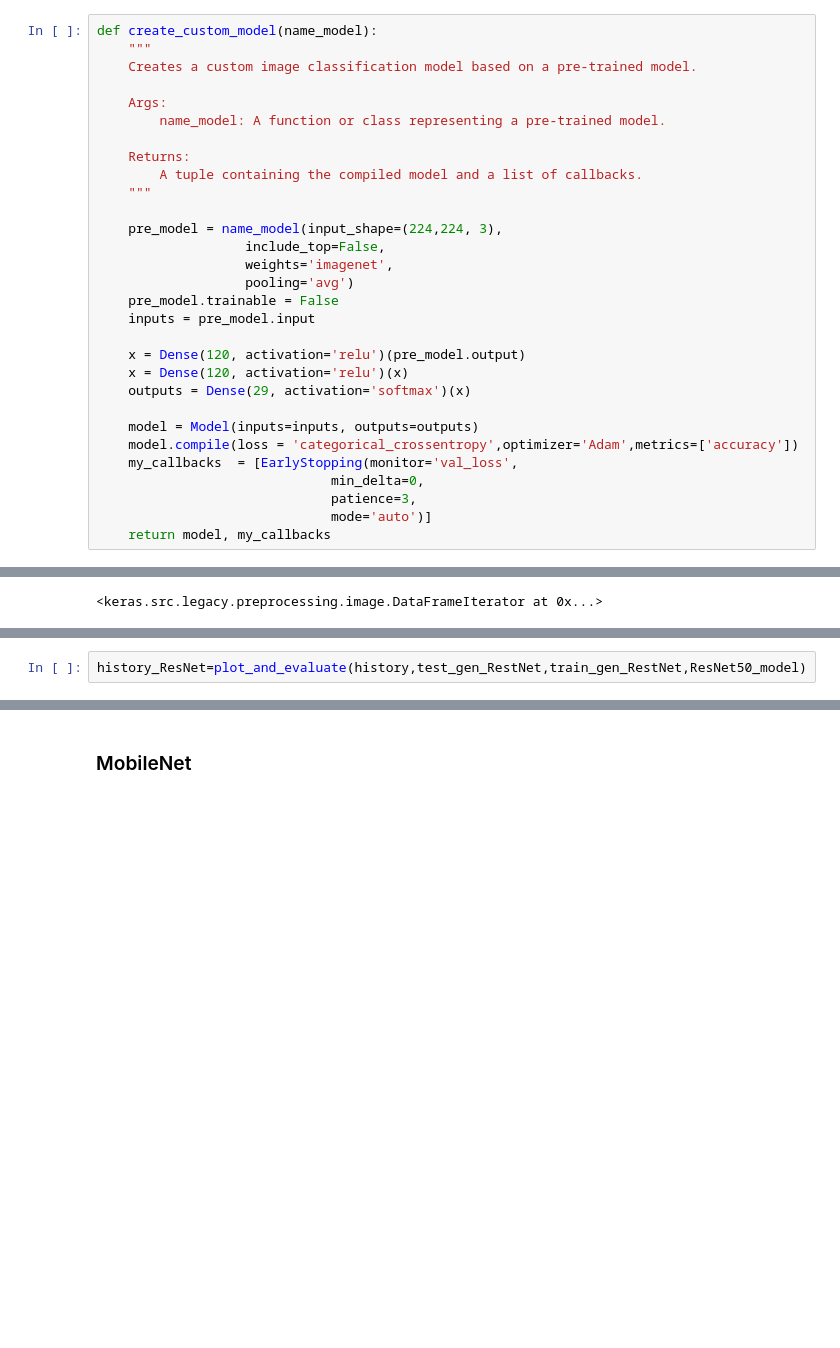
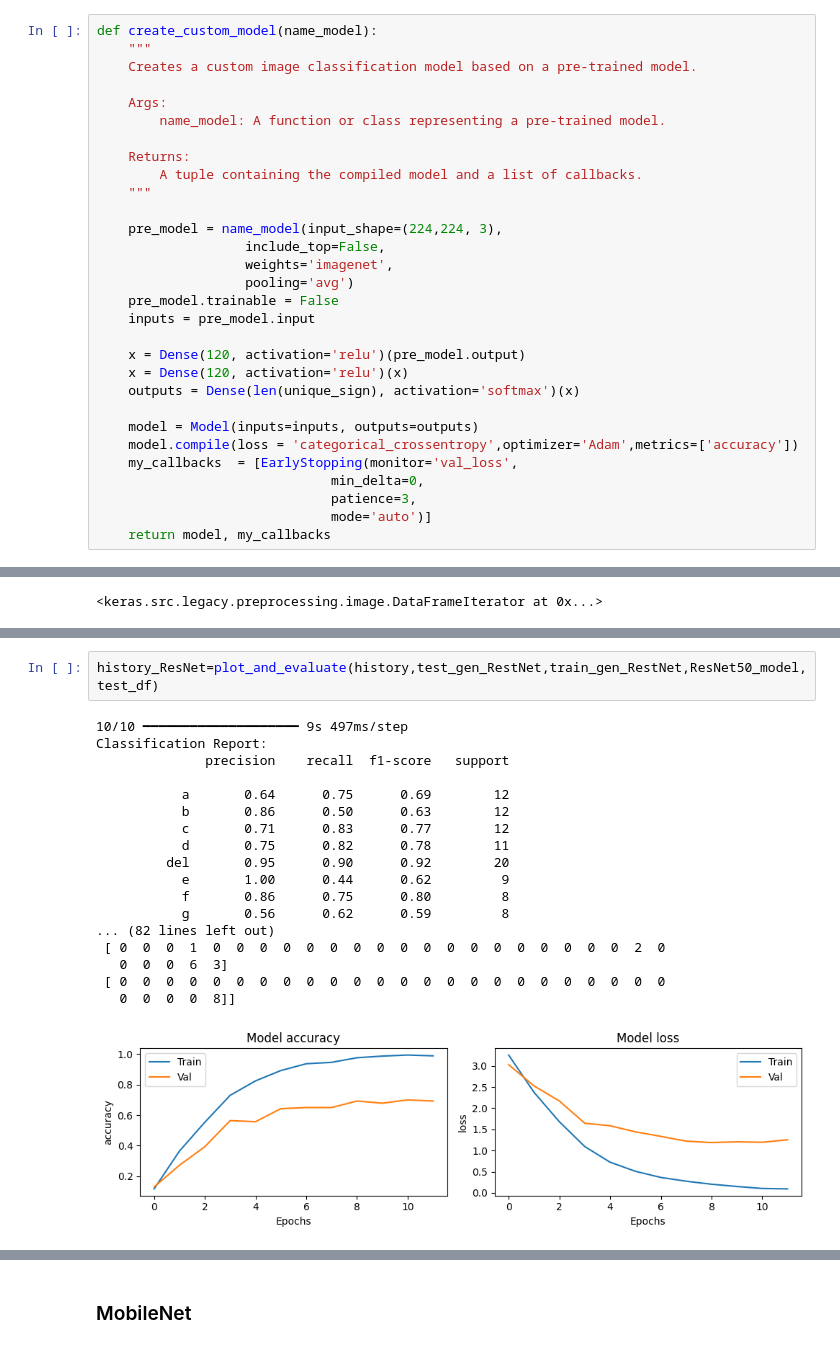
Before and after one commit to Mousa-mahmood-hilal/American_Sign_Language-, a Jupyter notebook: American_Sign_Language.ipynb, the cells around one changed output, grey strips where cells are left out. Cells and saved outputs as stored; diff of their text form; blank space fills up the shorter version.

```diff
--- a/American_Sign_Language.ipynb
+++ b/American_Sign_Language.ipynb
@@ -438,7 +416,7 @@ def create_custom_model(name_model):
 
     x = Dense(120, activation='relu')(pre_model.output)
     x = Dense(120, activation='relu')(x)
-    outputs = Dense(29, activation='softmax')(x)
+    outputs = Dense(len(unique_sign), activation='softmax')(x)
 
     model = Model(inputs=inputs, outputs=outputs)
     model.compile(loss = 'categorical_crossentropy',optimizer='Adam',metrics=['accuracy'])
@@ -583,2 +580,21 @@ save_model(history, suffix="sign-language-resnet-Adam")
 # %%
-history_ResNet=plot_and_evaluate(history,test_gen_RestNet,train_gen_RestNet,ResNet50_model)
+history_ResNet=plot_and_evaluate(history,test_gen_RestNet,train_gen_RestNet,ResNet50_model,test_df)
+# %% [output]
+10/10 ━━━━━━━━━━━━━━━━━━━━ 9s 497ms/step
+Classification Report:
+              precision    recall  f1-score   support
+
+           a       0.64      0.75      0.69        12
+           b       0.86      0.50      0.63        12
+           c       0.71      0.83      0.77        12
+           d       0.75      0.82      0.78        11
+         del       0.95      0.90      0.92        20
+           e       1.00      0.44      0.62         9
+           f       0.86      0.75      0.80         8
+           g       0.56      0.62      0.59         8
+... (82 lines left out)
+ [ 0  0  0  1  0  0  0  0  0  0  0  0  0  0  0  0  0  0  0  0  0  0  2  0
+   0  0  0  6  3]
+ [ 0  0  0  0  0  0  0  0  0  0  0  0  0  0  0  0  0  0  0  0  0  0  0  0
+   0  0  0  0  8]]
+[figure, added]
```
Also changed, not shown: parts of 22 cells of this notebook.
